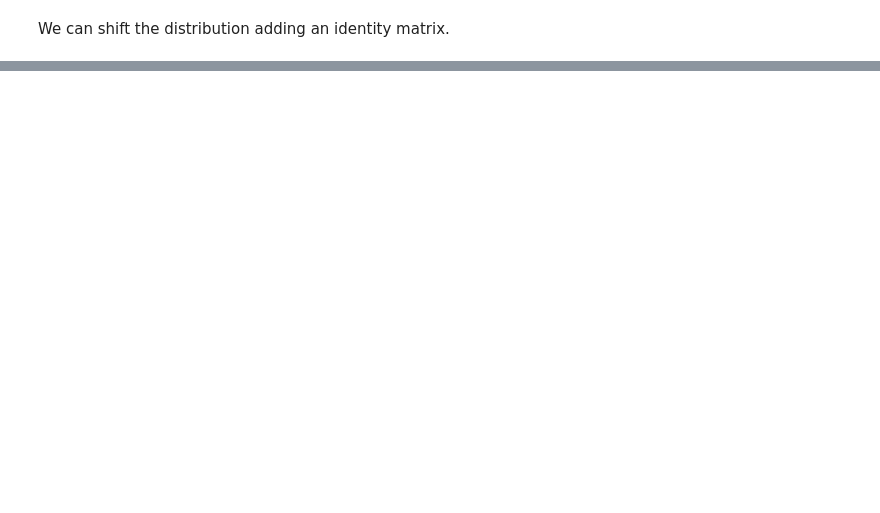
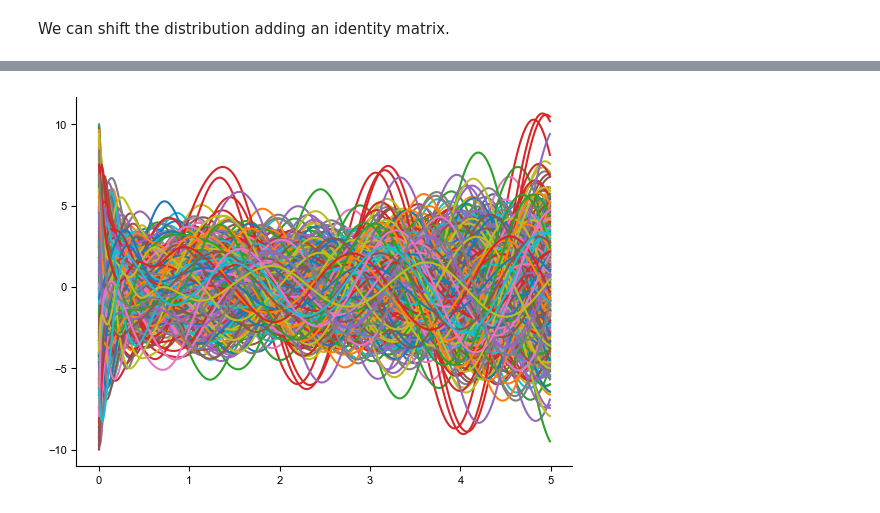
Before and after one commit to shhong/ocnc2023, a Jupyter notebook: Sungho Hong - Differential equations.ipynb, the cells around one changed output, grey strips where cells are left out. Saved outputs shown, nothing was run; the diff lists cells and outputs as text; code cells hidden in the pictures; blank space fills up the shorter version.

```diff
--- a/Sungho Hong - Differential equations.ipynb
+++ b/Sungho Hong - Differential equations.ipynb
@@ -152,8 +152,8 @@ Vinit = array([0, 10]) # In the beginning, Neuron 1 is depolarized
 ts.append(t)
 Vs.append(Vinit)
 
-Nsteps_per_sec = 100
-dt = 1/Nsteps_per_sec #dt = 0.01 sec
+Nsteps_per_sec = 20
+dt = 1/Nsteps_per_sec #dt = 0.05 sec
 
 # i = 0, 1, 2, ..., 99: loop Nsteps_per_sec times
 for i in range(Nsteps_per_sec):
@@ -233,8 +236,8 @@ Vinit = array([0, 10]) # In the beginning, Neuron 1 is depolarized
 ts.append(t)
 Vs.append(Vinit)
 
-Nsteps_per_sec = 100
-dt = 1/Nsteps_per_sec #dt = 0.01 sec
+Nsteps_per_sec = 20
+dt = 1/Nsteps_per_sec #dt = 0.05 sec
 for i in range(Nsteps_per_sec):
     Vprev = Vs[i]
 
@@ -277,8 +283,8 @@ Vinit = array([0, 10]) # In the beginning, Neuron 1 is depolarized
 ts.append(t)
 Vs.append(Vinit)
 
-Nsteps_per_sec = 100
-dt = 1/Nsteps_per_sec #dt = 0.01 sec
+Nsteps_per_sec = 20
+dt = 1/Nsteps_per_sec #dt = 0.05 sec
 for i in range(Nsteps_per_sec):
     Vprev = Vs[i]
 
@@ -373,8 +382,8 @@ $$\frac{dx_i}{dt} = \lambda_i x_i \Rightarrow x_i(t) = C_i e^{\lambda_i t}.$$
 # %%
 # Eigenvalue decomposition
 from numpy.linalg import eig
-M = array([[1, 1.2],
-           [0.2, -0.8]])
+M = array([[0, 1.2],
+           [-0.5, 0]])
 
 lamda, eigvecs = eig(M)
 print('Eigenvalues:', lamda)
@@ -443,9 +467,11 @@ plt.plot(array([0, 0])*sqrt(Nsize), array([-1, 1])*sqrt(Nsize), 'r')
 # %%
 def f(t, z):
     dz = (M - sqrt(Nsize)*eye(Nsize)) @ z # Matrix multiplication
     return dz
 
 z0 = uniform(low=-10, high=10, size=Nsize)
-sol = solve_ivp(f, t_span=[0, 1], t_eval=arange(0, 1, 0.01), y0=z0)
+sol = solve_ivp(f, t_span=[0, 5], t_eval=arange(0, 5, 0.01), y0=z0)
 
 plt.plot(sol.t, sol.y.T);
+# %% [output]
+[figure, added]
```
Also changed, not shown: parts of 9 cells of this notebook.
